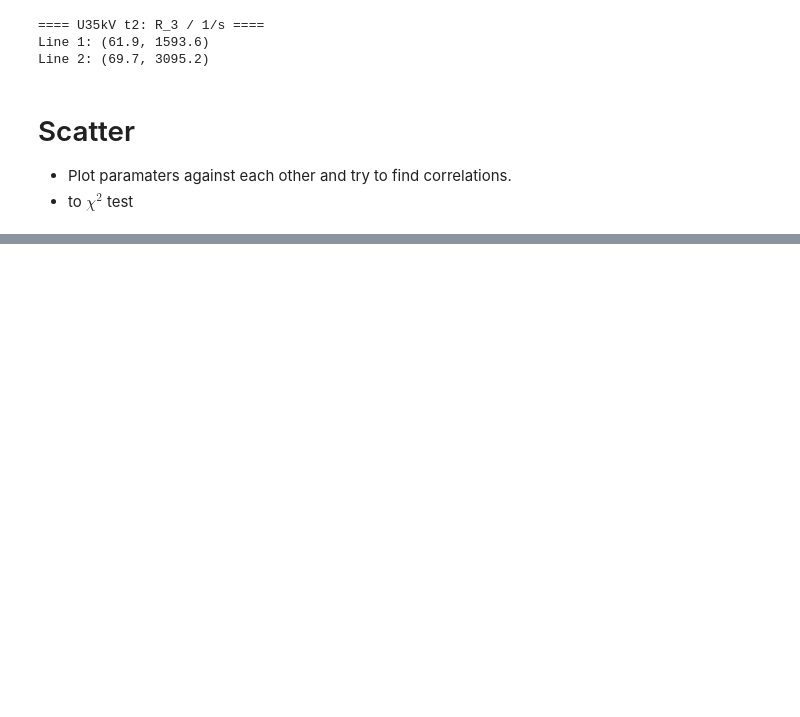
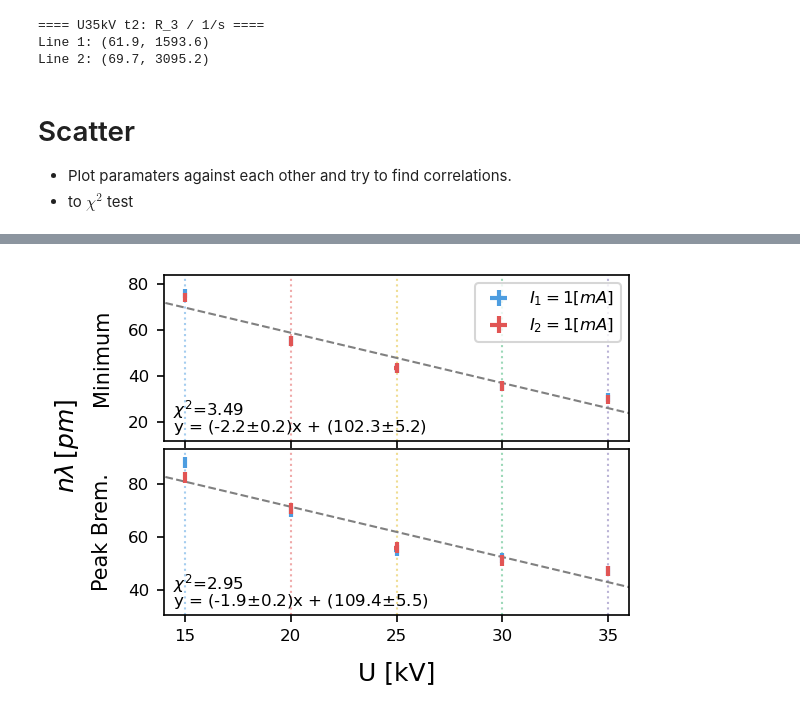
Before and after one commit to parallax-xallaraq/PHSX616, a Jupyter notebook: Lab2 - X-ray Apparatus/1 - Investigating the energy spectrum/Code/Inspect.ipynb, the cells around one changed output, grey strips where cells are left out. Drawn from its saved outputs; the diff is of its cells as text; code cells hidden in the pictures; blank space fills up the shorter version.

Commit message:
plot params for const I

```diff
--- a/Lab2 - X-ray Apparatus/1 - Investigating the energy spectrum/Code/Inspect.ipynb
+++ b/Lab2 - X-ray Apparatus/1 - Investigating the energy spectrum/Code/Inspect.ipynb
@@ -283,6 +279,26 @@ def GetY_U35kV(tempArr) -> list :
 
 def GetYFromTuple(arr, useIdx=0) : # x=0, y=1
     return [x[useIdx] for x in arr]
+# %%
+def AxText(ax,txt,x,y,fontsize=8) :
+    ax.text(x,y, # x,y
+            txt, # string
+            transform=ax.transAxes,         # use axis coordinants
+            horizontalalignment='left',    # alignment
+            fontsize=fontsize               # font size
+    )
+
+def AxTextBL(ax, txt, fontsize=8): # BL bottom left
+    AxText(ax,txt,0.02,0.05,fontsize=fontsize)
+
+def AxTextTL(ax, txt, fontsize=8): # TL top left
+    AxText(ax,txt,0.02,0.90,fontsize=fontsize)
+
+def AxTextBBL(ax,txt,fontsize=8):
+    AxText(ax,txt,0.02,0.15,fontsize=fontsize)
+
+def AxTextTTL(ax, txt, fontsize=8):
+    AxText(ax,txt,0.02,0.80,fontsize=fontsize)
 # %%
 def AxPlot(
         ax,
@@ -419,0 +408,30 @@ PlotVsVoltage(tables)
+# %%
+
+def PlotLamVsVoltage(tables,fileName='') :
+    # start figure
+    fig, (ax_min, ax_peakBpm) = plt.subplots(nrows=2, ncols=1, sharex=True)
+    # figure settings
+    fig.set_figheight(3)
+    fig.set_figwidth(4)
+    fig.subplots_adjust(hspace=0.05)
+    fig.supylabel('$n\lambda \, [pm]$',x=-0.06)
+    # draw vertical color lines to mark voltage trials
+    for ax in [ax_min, ax_peakBpm] :
+        DrawUlines(ax, linestyle=':')
+    # plot data and fits
+    x = [15.0, 20.0, 25.0, 30.0, 35.0]
+    AxPlotMin(tables, x, ax_min, 'Minimum')
+    AxPlotMaxLam(tables, x, ax_peakBpm, 'Peak Brem.')
+    # axis settings
+    ax_peakBpm.set_xlabel('U [kV]')
+    ax_peakBpm.set_xlim(14,36)
+    ax_peakBpm.set_xticks(x)
+    ax_min.legend(loc='upper right')
+    # finish
+    if(fileName != '') : my.Save(fileName)
+    plt.show()
+
+#####
+PlotLamVsVoltage(tables, path_fig + 'paramFit-nlambda.png' )
+# %% [output]
+[figure, added]
```
Also changed, not shown: parts of 4 cells of this notebook, 2 other files.
